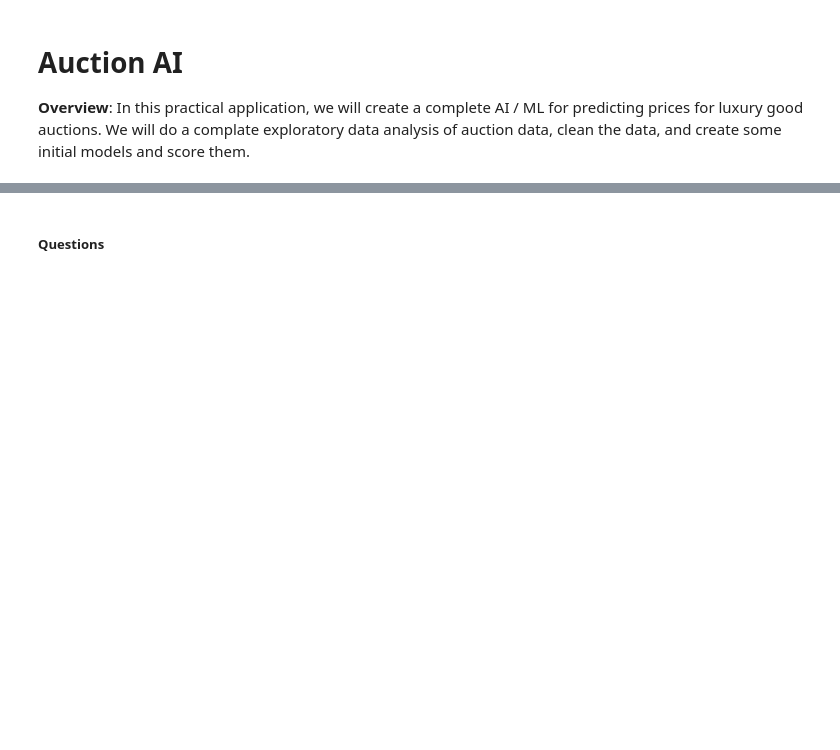
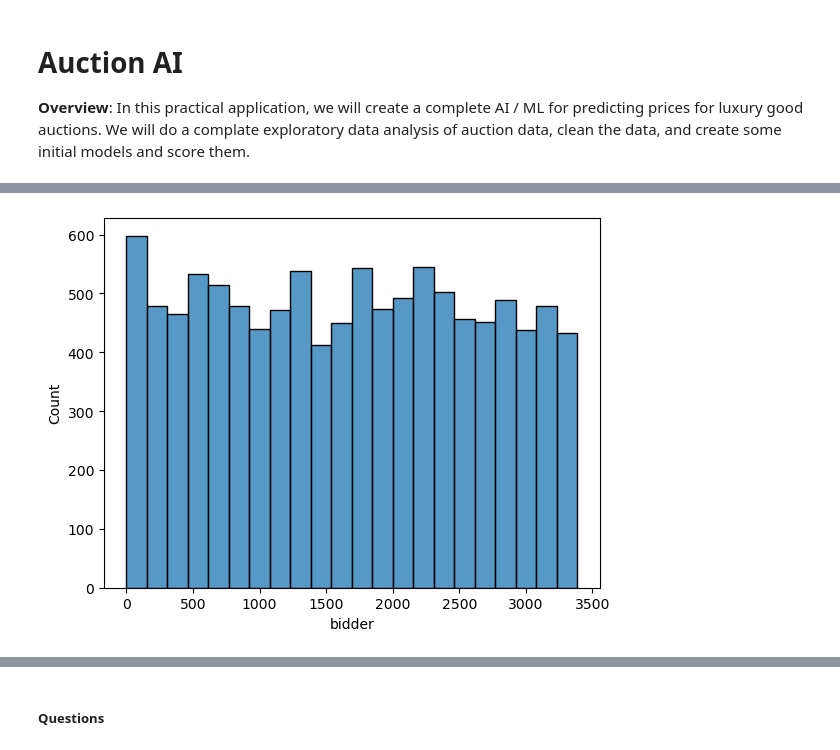
Before and after one commit to maximilien/auction-ai, a Jupyter notebook: auction-ai.ipynb, the cells around one changed output, grey strips where cells are left out. Saved outputs shown, nothing was run; the diff lists cells and outputs as text; code cells hidden in the pictures; blank space fills up the shorter version.

```diff
--- a/auction-ai.ipynb
+++ b/auction-ai.ipynb
@@ -127,0 +25,2 @@ Now that we have some basic models on the board, we want to try to improve these
+# %%
+luxury_df = pd.read_csv('data/luxury_auction.csv', sep = ',')
@@ -127,0 +78,15 @@ Now that we have some basic models on the board, we want to try to improve these
+# %%
+# Make a copy of the dataframe as the one we will use in analysis so we can also have a backup
+df = luxury_df.copy()
+
+# Let's change column names to be consistent and pythonic:
+# auctionid => auction_id, bidtime => bid_time, bidderrate => bidder_rate, and openbid => open_bid
+new_column_names = {
+    'auctionid': 'auction_id',
+    'bidtime': 'bid_time',
+    'bidderrate': 'bidder_rate',
+    'openbid': 'open_bid'
+}
+
+df.rename(columns=new_column_names, inplace=True)
+df.head()
@@ -127,0 +114,6 @@ Now that we have some basic models on the board, we want to try to improve these
+# %%
+# Set nulls bidders to 'unknown' and bidder_rate to '0'
+df['bidder'].fillna('unknown', inplace = True)
+df['bidder_rate'].fillna(0.0, inplace = True)
+
+df.isna().sum()
@@ -127,0 +159,10 @@ Now that we have some basic models on the board, we want to try to improve these
+# %%
+# bidder: since we don't care to know the actually bidder let's encode bidder as numerical integers
+label_encoder = LabelEncoder()
+df['bidder'] = label_encoder.fit_transform(df['bidder'])
+# %%
+# bidder
+sns.histplot(df, x='bidder')
+plt.show()
+# %% [output]
+[figure, added]
```
Also changed, not shown: parts of 39 cells of this notebook, 1 other file.
